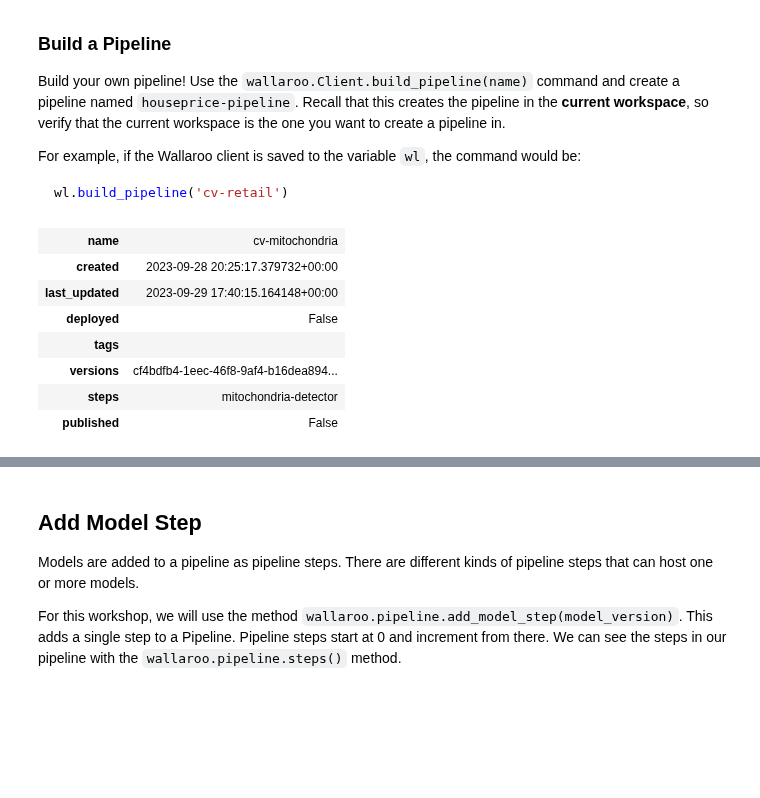
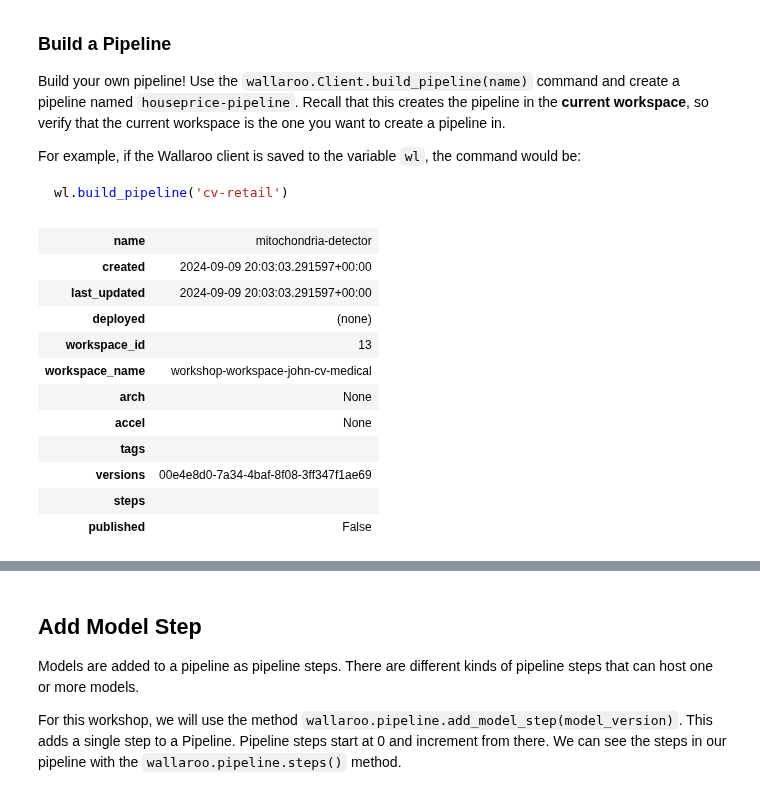
Before and after one commit to WallarooLabs/Workshops, a Jupyter notebook: Computer Vision/Healthcare/Notebooks-with-code/N1_deploy_a_model-with-code.ipynb, the cells around one changed output, grey strips where cells are left out. Saved outputs shown, nothing was run; the diff lists cells and outputs as text; code cells hidden in the pictures; blank space fills up the shorter version.

Commit message:
cv medical updates

```diff
--- a/Computer Vision/Healthcare/Notebooks-with-code/N1_deploy_a_model-with-code.ipynb
+++ b/Computer Vision/Healthcare/Notebooks-with-code/N1_deploy_a_model-with-code.ipynb
@@ -333,7 +292,6 @@ workspace = wl.list_workspaces()[1]
 # %%
 # blank space to retrieve your workspace
 
-display(wl.list_workspaces())
-workspace = wl.list_workspaces()[-1]
+workspace = wl.get_workspace('workshop-workspace-john-cv-medical', create_if_not_exist=True)
 print(workspace)
 # %% [output]
@@ -608,15 +547,19 @@ wl.build_pipeline('cv-retail')
 # %%
 # blank space for you to create the pipeline
 
-wl.build_pipeline('cv-mitochondria')
+wl.build_pipeline('mitochondria-detector')
 # %% [output]
-| name | cv-mitochondria |
-| created | 2023-09-28 20:25:17.379732+00:00 |
-| last_updated | 2023-09-29 17:40:15.164148+00:00 |
-| deployed | False |
+| name | mitochondria-detector |
+| created | 2024-09-09 20:03:03.291597+00:00 |
+| last_updated | 2024-09-09 20:03:03.291597+00:00 |
+| deployed | (none) |
+| workspace_id | 13 |
+| workspace_name | workshop-workspace-john-cv-medical |
+| arch | None |
+| accel | None |
 | tags |  |
-| versions | cf4bdfb4-1eec-46f8-9af4-b16dea894... |
-| steps | mitochondria-detector |
+| versions | 00e4e8d0-7a34-4baf-8f08-3ff347f1ae69 |
+| steps |  |
 | published | False |
 # %% [markdown]
 ## Retrieve a Pipeline
```
Also changed, not shown: parts of 20 cells of this notebook, 6 other files.
